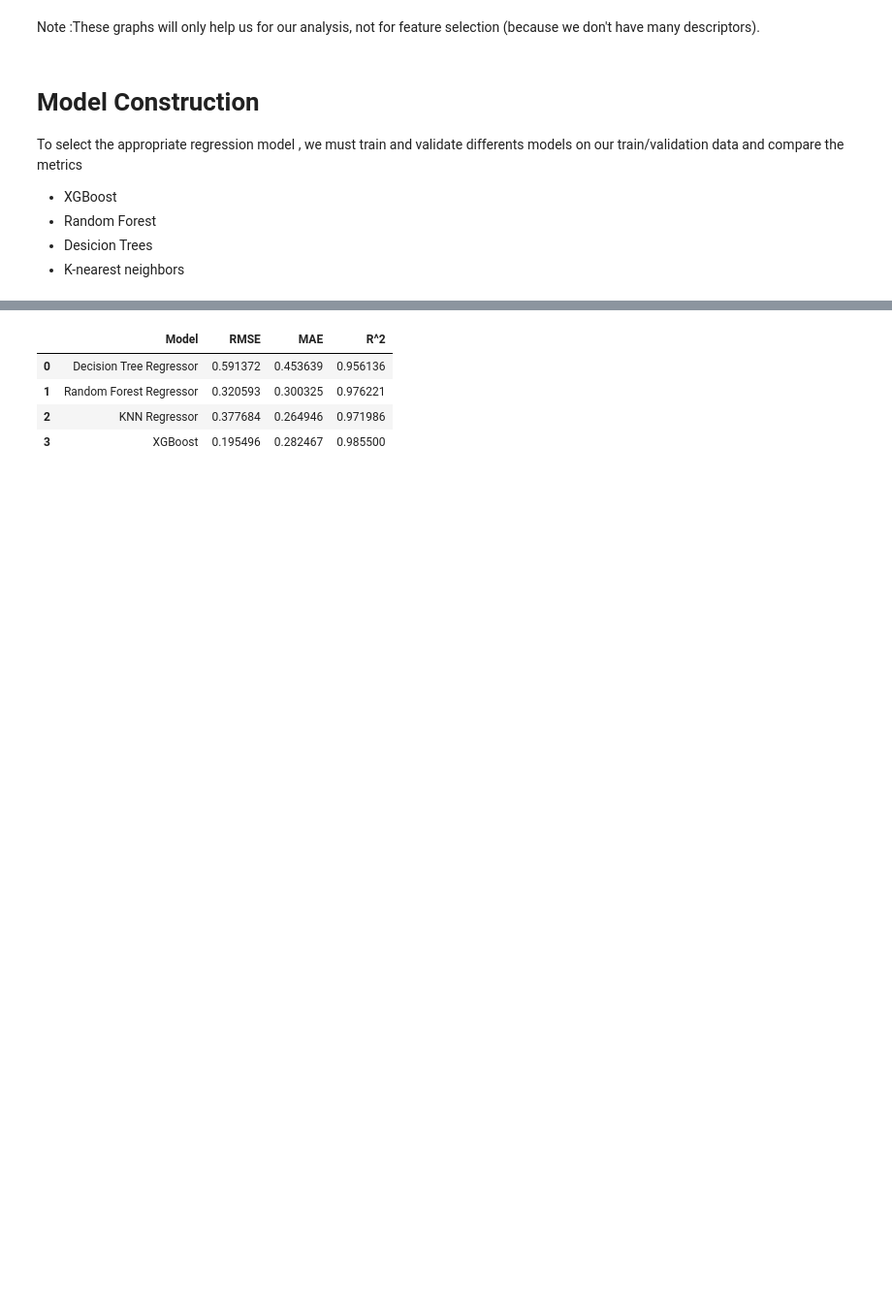
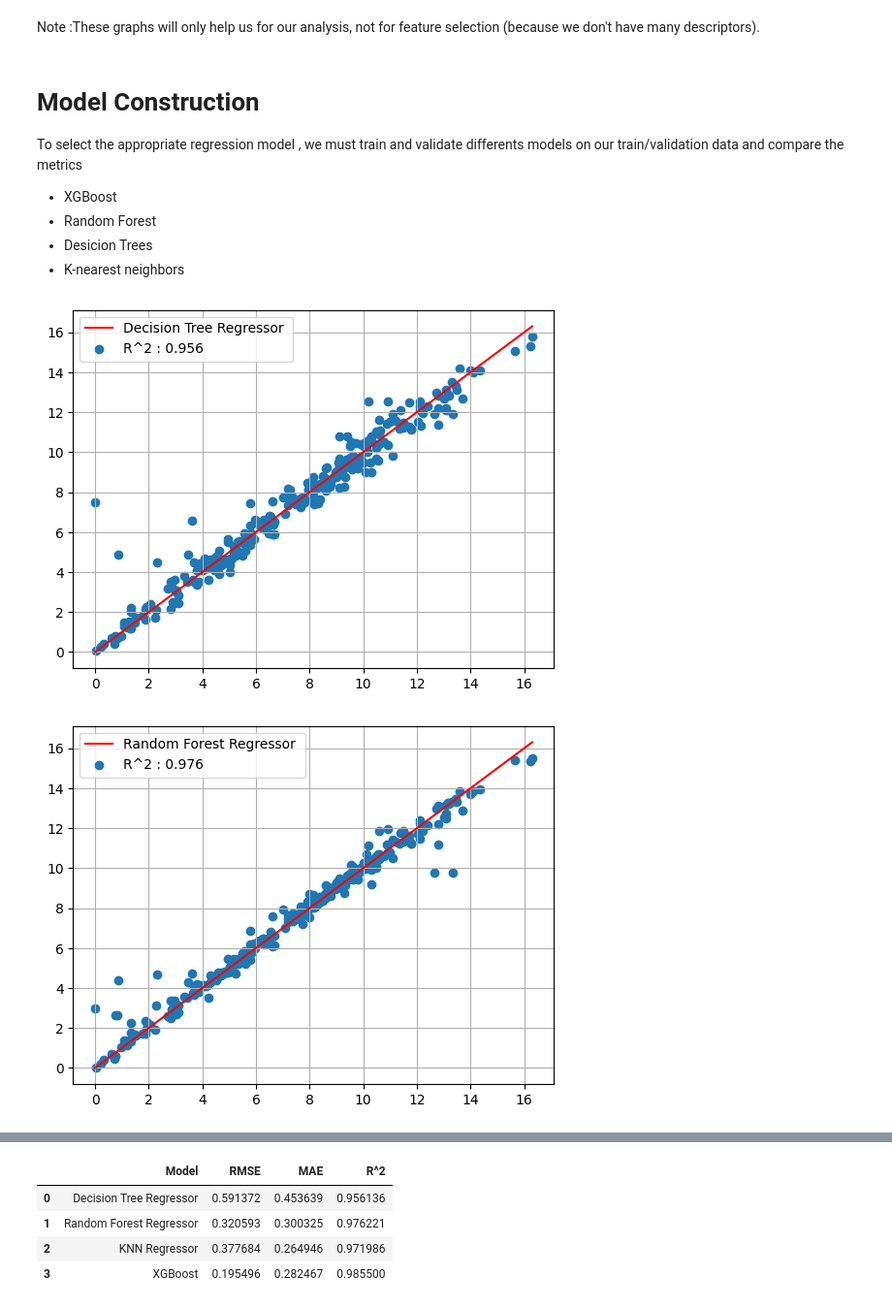
Before and after one commit to LANDRY-SANON/Performance-prediction-of-organic-solar-cells-using-artificial-intelligence, a Jupyter notebook: NFA_OPV_Prediction.ipynb, the cells around one changed output, grey strips where cells are left out. Shown at 97% size. Drawn from its saved outputs; the diff is of its cells as text; code cells hidden in the pictures; blank space fills up the shorter version.

```diff
--- a/NFA_OPV_Prediction.ipynb
+++ b/NFA_OPV_Prediction.ipynb
@@ -249,34 +248,49 @@ To select the appropriate regression model , we must train and validate differen
 # %%
 X_train, X_validation, y_train, y_validation = train_test_split(X, y, test_size=0.2, random_state=42)
 # %%
+def add_pred_true_plot(y_validation,y_pred,name,score):
+
+    plt.scatter(y_validation, y_pred)
+    plt.plot([y_validation.min(), y_validation.max()], [y_validation.min(), y_validation.max()], 'r')
+    plt.legend([name,"R^2 : " + score])
+    plt.grid()
+    plt.show()
+
 def train_validate_models_results(X_train, y_train, X_validation, y_validation, models, metrics):
     results = []
     for name, model in models:
         model.fit(X_train, y_train)
         y_pred = model.predict(X_validation)
+
         row = [name]
         for metric_name, metric_func in metrics.items():
             metric_value = metric_func(y_validation, y_pred)
             row.append(metric_value)
         results.append(row)
+
+        add_pred_true_plot(y_validation,y_pred,name ,str(round(results[len(results)-1][3],3)))
+
     df_results = pd.DataFrame(results, columns=['Model'] + list(metrics.keys()))
     return df_results
 
 
 
 models = [
-    ('Decision Tree Regressor', DecisionTreeRegressor(random_state=42)),
-    ('Random Forest Regressor', RandomForestRegressor(random_state=42)),
-    ('KNN Regressor', KNeighborsRegressor()),
-    ('XGBoost', xgb.XGBRegressor(random_state=42))
+    ('Decision Tree Regressor ', DecisionTreeRegressor(random_state=42)),
+    ('Random Forest Regressor ', RandomForestRegressor(random_state=42)),
+    ('KNN Regressor ', KNeighborsRegressor()),
+    ('XGBoost ', xgb.XGBRegressor(random_state=42))
 ]
 
 
 metrics = {
     'RMSE': mean_squared_error,
     'MAE': mean_absolute_error,
     'R^2': r2_score
 }
 
 
 df=train_validate_models_results(X_train, y_train, X_validation, y_validation, models, metrics)
+# %% [output]
+[figure, added]
+[figure, added]
```
Also changed, not shown: parts of 2 cells of this notebook, 1 other file.
